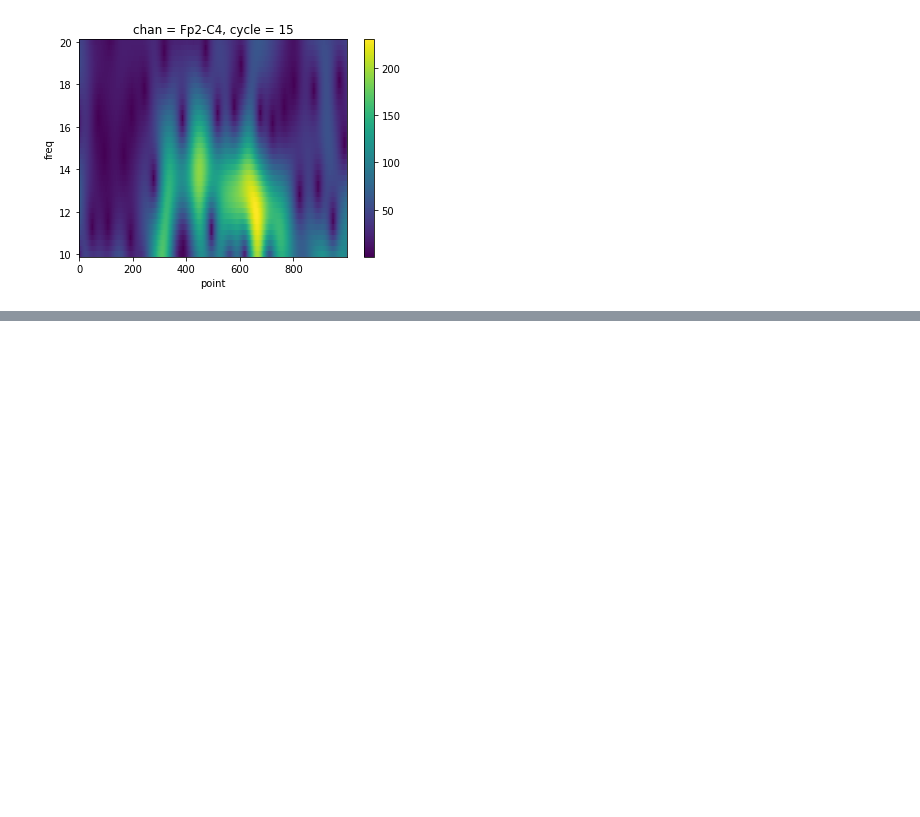
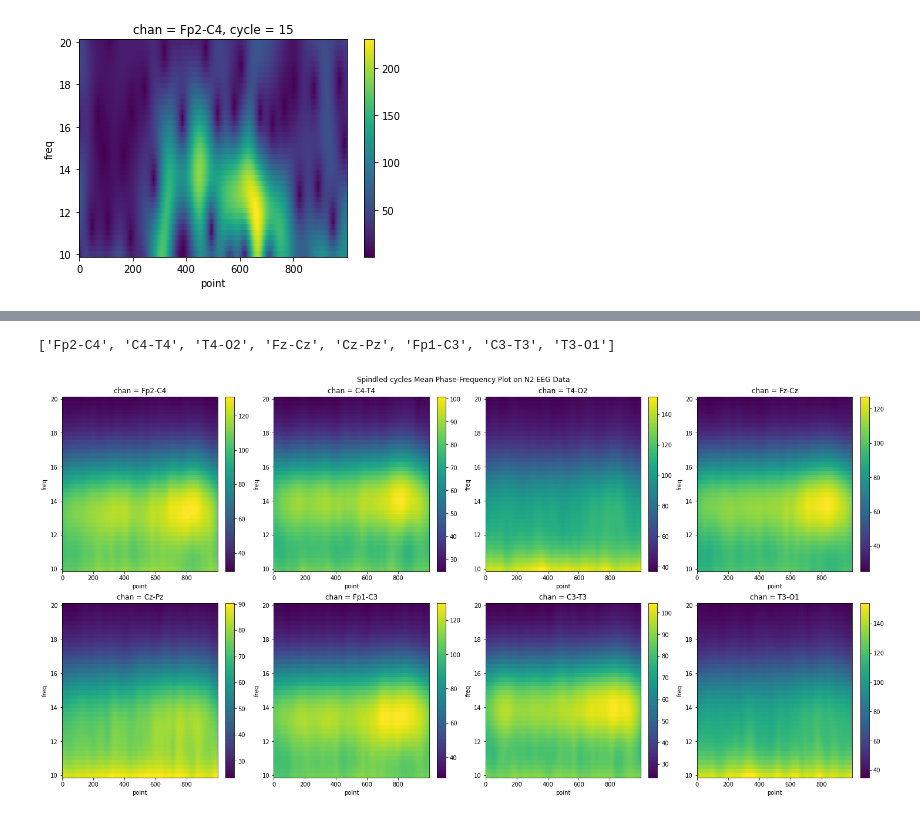
Before and after one commit to ValentinGhibaudo/Sleep_EEG_Respi, a Jupyter notebook: wavelet_analysis.ipynb, the cells around one changed output, grey strips where cells are left out. Cells and saved outputs as stored; diff of their text form; code cells hidden in the pictures; blank space fills up the shorter version.

```diff
--- a/wavelet_analysis.ipynb
+++ b/wavelet_analysis.ipynb
@@ -151,0 +167,22 @@ da_tf_stretched.mean(['chan','cycle','freq']).plot()
+# %%
+cycles_spindled = np.load('../df_analyse/cycle_spindled.npy')
+# %%
+eeg_chans
+# %% [output]
+['Fp2-C4', 'C4-T4', 'T4-O2', 'Fz-Cz', 'Cz-Pz', 'Fp1-C3', 'C3-T3', 'T3-O1']
+# %%
+# to save
+chans_1 = eeg_chans[:4]
+chans_2 = eeg_chans[4:]
+chans_merge = [ chans_1 , chans_2 ]
+fig, axs = plt.subplots(nrows = 2, ncols = len(chans_1), figsize = (20,10), constrained_layout = True) # to save
+fig.suptitle('Spindled cycles Mean Phase-Frequency Plot on N2 EEG Data')
+for row , chan_i in enumerate(chans_merge):
+    for col, chan in enumerate(chan_i):
+        ax = axs[row, col]
+        da_tf_stretched.loc[chan,cycles_spindled, :,:].mean('cycle').plot.pcolormesh(x='point', y='freq', ax=ax)
+if save:
+    plt.savefig('../presentation/phase_freq_2D_plot')
+plt.show()
+# %% [output]
+[figure, added]
```
Also changed, not shown: parts of 8 cells of this notebook.
